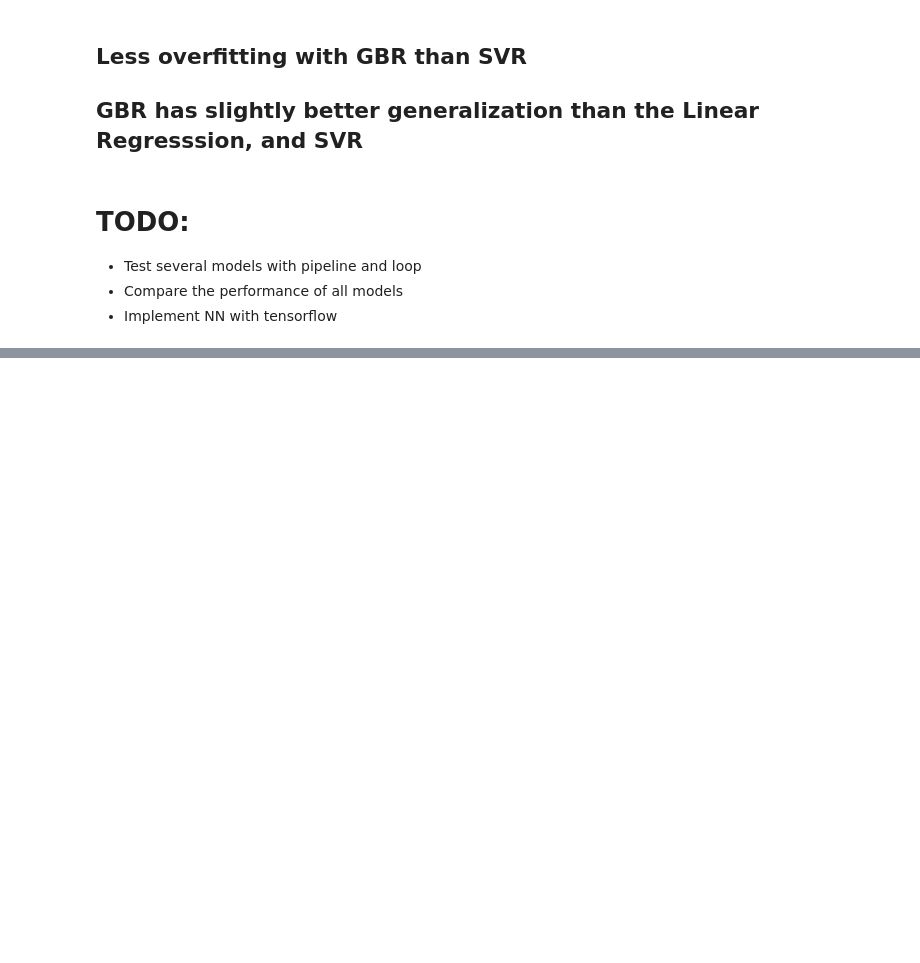
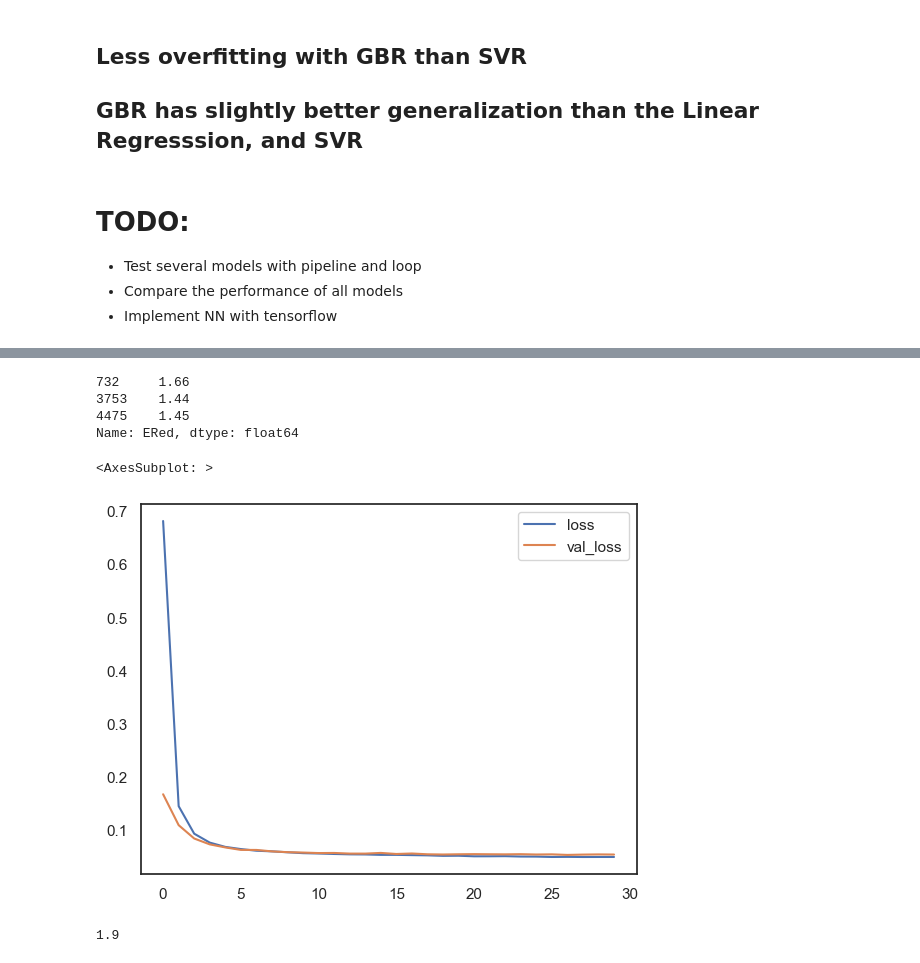
Before and after one commit to akashjn/DataScience, a Jupyter notebook: 1_Supervised_Learning.ipynb, the cells around one changed output, grey strips where cells are left out. Drawn from its saved outputs; the diff is of its cells as text; code cells hidden in the pictures; blank space fills up the shorter version.

```diff
--- a/1_Supervised_Learning.ipynb
+++ b/1_Supervised_Learning.ipynb
@@ -608,0 +666,19 @@ Test, R^2 model6 = 0.80
+# %%
+# adam optimizer works pretty well for
+# all kinds of problems and is a good starting point
+model.compile(optimizer='adam',
+
+			# MAE error is good for
+			# numerical predictions
+			loss='mae')
+# %%
+from sklearn.model_selection import train_test_split
+
+# train_x, val_x, train_y, val_y = train_test_split(X_train,y_train,test_size=0.3, random_state=21)
+train_x, val_x, train_y, val_y = train_test_split(df_rdkit,df["ERed"],test_size=0.3, random_state=21)
+print(f'train_x.shape = {train_x.shape}, val_x.shape = {val_x.shape}, train_y.shape = {train_y.shape}, val_y.shape = {val_y.shape}')
+
+
+train_x,val_x=chemfun.do_scaling(xtrain=train_x,xtest=val_x)
+# train_y=train_y.to_numpy()
+# val_y=val_y.to_numpy()
@@ -608,0 +688,11 @@ Test, R^2 model6 = 0.80
+# %%
+losses = model.fit(train_x, train_y,
+
+				validation_data=(val_x,val_y),
+
+				# it will use 'batch_size' number
+				# of examples per example
+				batch_size=128,
+				epochs=30, # total epoch
+
+				)
@@ -608,0 +726,24 @@ Test, R^2 model6 = 0.80
+# %%
+val_y.iloc[0:3]
+# %% [output]
+732     1.66
+3753    1.44
+4475    1.45
+Name: ERed, dtype: float64
+# %%
+loss_df = pd.DataFrame(losses.history)
+
+# history stores the loss/val
+# loss in each epoch
+
+# loss_df is a dataframe which
+# contains the losses so we can
+# plot it to visualize our model training
+loss_df.loc[:,['loss','val_loss']].plot()
+# %% [output]
+<AxesSubplot: >
+[figure, added]
+# %%
+val_y.max()
+# %% [output]
+1.9
```
Also changed, not shown: parts of 22 cells of this notebook.
